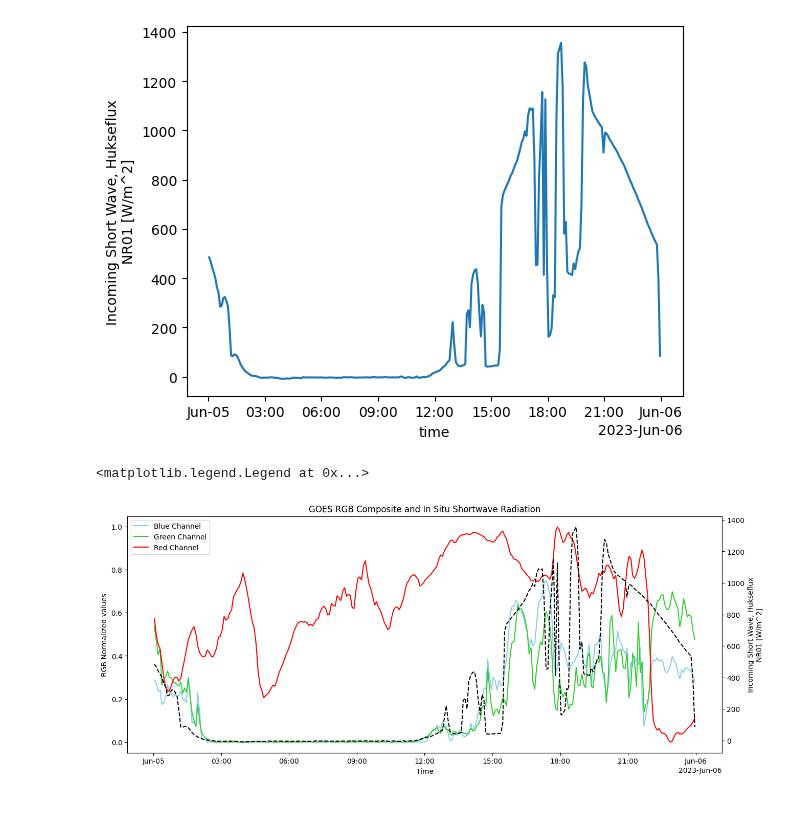
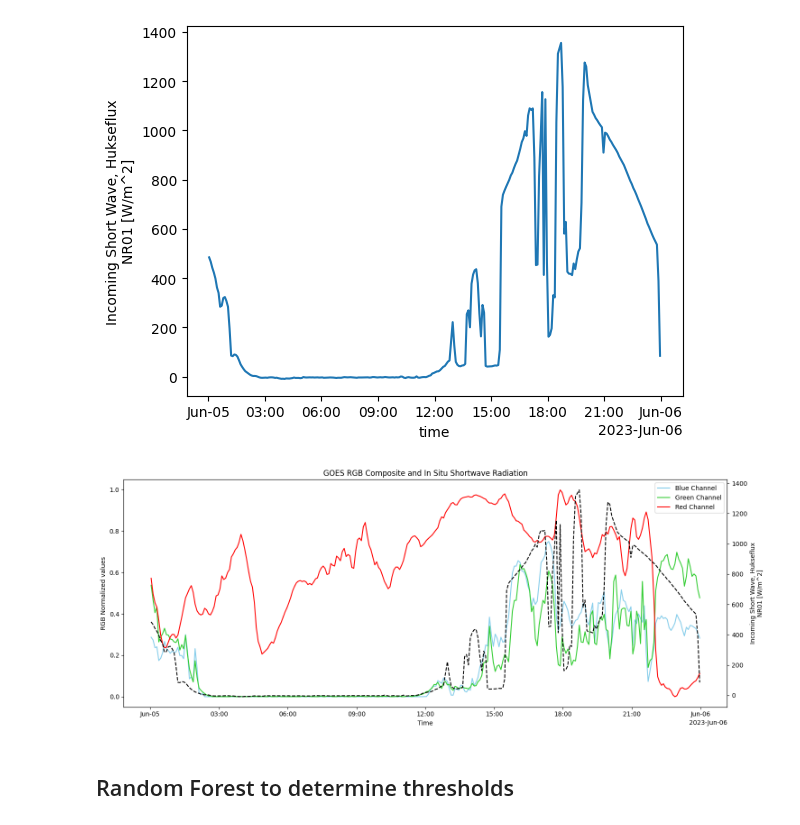
Before and after one commit to clinton-alden/goes_clouds, a Jupyter notebook: processing/04_compare_to_SAIL.ipynb, the cells around one changed output. Drawn from its saved outputs; the diff is of its cells as text; code cells hidden in the pictures.

```diff
--- a/processing/04_compare_to_SAIL.ipynb
+++ b/processing/04_compare_to_SAIL.ipynb
@@ -65,19 +65,23 @@ goes_crested_butte_pixel = globals()[goes_ds_name].sel(y=latitude, x=longitude,
 # %%
 # Plot the GOES data for the specific pixel
 fig, ax = plt.subplots(figsize=(15, 6))
 goes_crested_butte_pixel['blue'].plot(ax=ax, label='Blue Channel', color='skyblue')
 goes_crested_butte_pixel['green'].plot(ax=ax, label='Green Channel', color='limegreen')
 goes_crested_butte_pixel['red'].plot(ax=ax, label='Red Channel', color='red')
 
 ax2 = ax.twinx()
 obs['Rsw_in_uw'].plot(ax=ax2,
                              color='black', label='In Situ Shortwave In', ls = '--')
 
 
 ax.set_xlabel('Time')
 ax.set_ylabel('RGB Normalized values')
 ax.set_title('GOES RGB Composite and In Situ Shortwave Radiation')
 ax.legend()
+
+plt.tight_layout()
+plt.savefig(f'./plots/goes_rgb_kettle_ponds_comparison_{date}.png', dpi=300)
 # %% [output]
-<matplotlib.legend.Legend at 0x...>
-[figure, old version]
+[figure, new version]
+# %% [markdown]
+## Random Forest to determine thresholds
```
Also changed, not shown: parts of 3 cells of this notebook.
